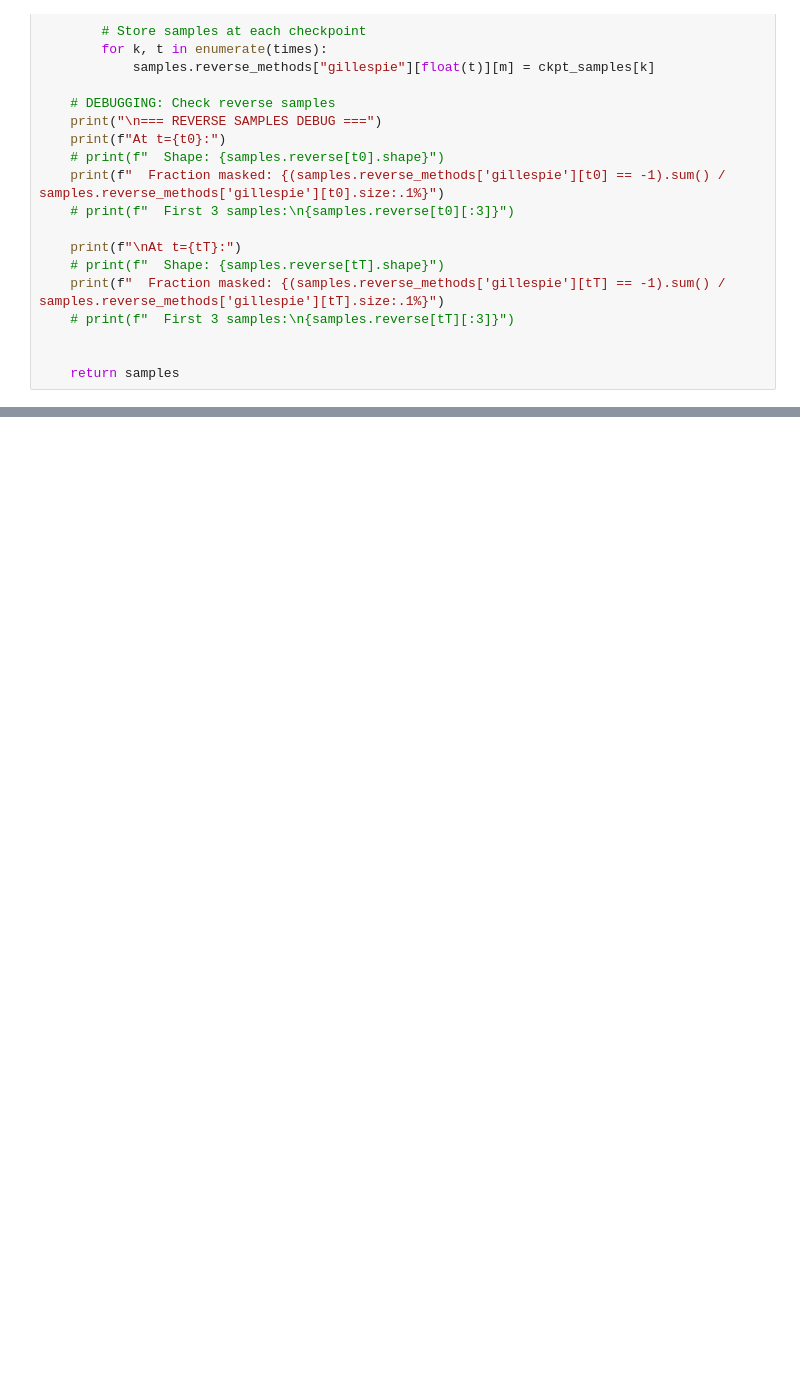
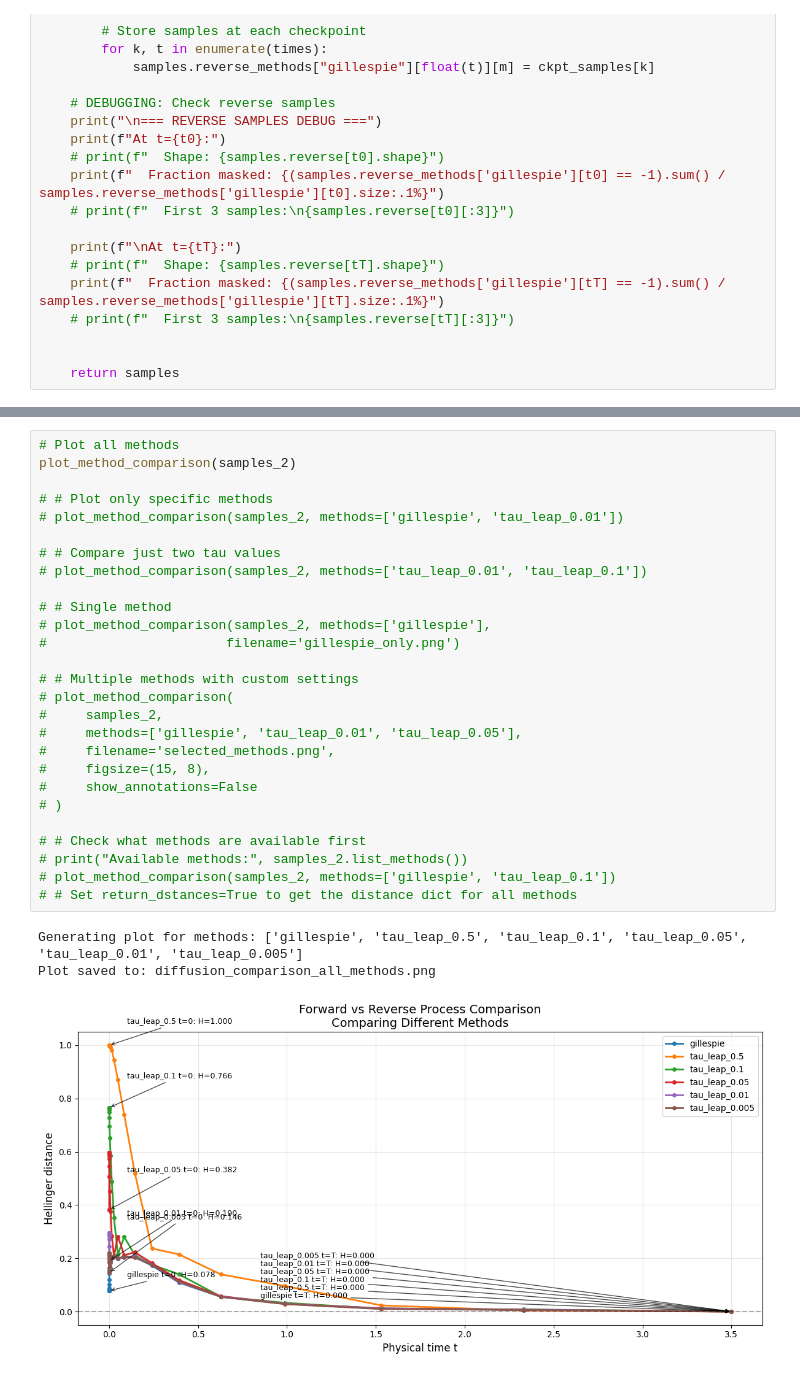
Before and after one commit to loren-ll/Correctors_Discrete_Diffusion, a Jupyter notebook: zero.ipynb, the cells around one changed output, grey strips where cells are left out. Drawn from its saved outputs; the diff is of its cells as text; blank space fills up the shorter version.

```diff
--- a/zero.ipynb
+++ b/zero.ipynb
@@ -822,0 +1429,31 @@ Experiment complete!
+# %%
+# Plot all methods
+plot_method_comparison(samples_2)
+
+# # Plot only specific methods
+# plot_method_comparison(samples_2, methods=['gillespie', 'tau_leap_0.01'])
+
+# # Compare just two tau values
+# plot_method_comparison(samples_2, methods=['tau_leap_0.01', 'tau_leap_0.1'])
+
+# # Single method
+# plot_method_comparison(samples_2, methods=['gillespie'],
+#                       filename='gillespie_only.png')
+
+# # Multiple methods with custom settings
+# plot_method_comparison(
+#     samples_2,
+#     methods=['gillespie', 'tau_leap_0.01', 'tau_leap_0.05'],
+#     filename='selected_methods.png',
+#     figsize=(15, 8),
+#     show_annotations=False
+# )
+
+# # Check what methods are available first
+# print("Available methods:", samples_2.list_methods())
+# plot_method_comparison(samples_2, methods=['gillespie', 'tau_leap_0.1'])
+# # Set return_dstances=True to get the distance dict for all methods
+# %% [output]
+Generating plot for methods: ['gillespie', 'tau_leap_0.5', 'tau_leap_0.1', 'tau_leap_0.05', 'tau_leap_0.01', 'tau_leap_0.005']
+Plot saved to: diffusion_comparison_all_methods.png
+[figure, added]
```
Also changed, not shown: parts of 35 cells of this notebook.
